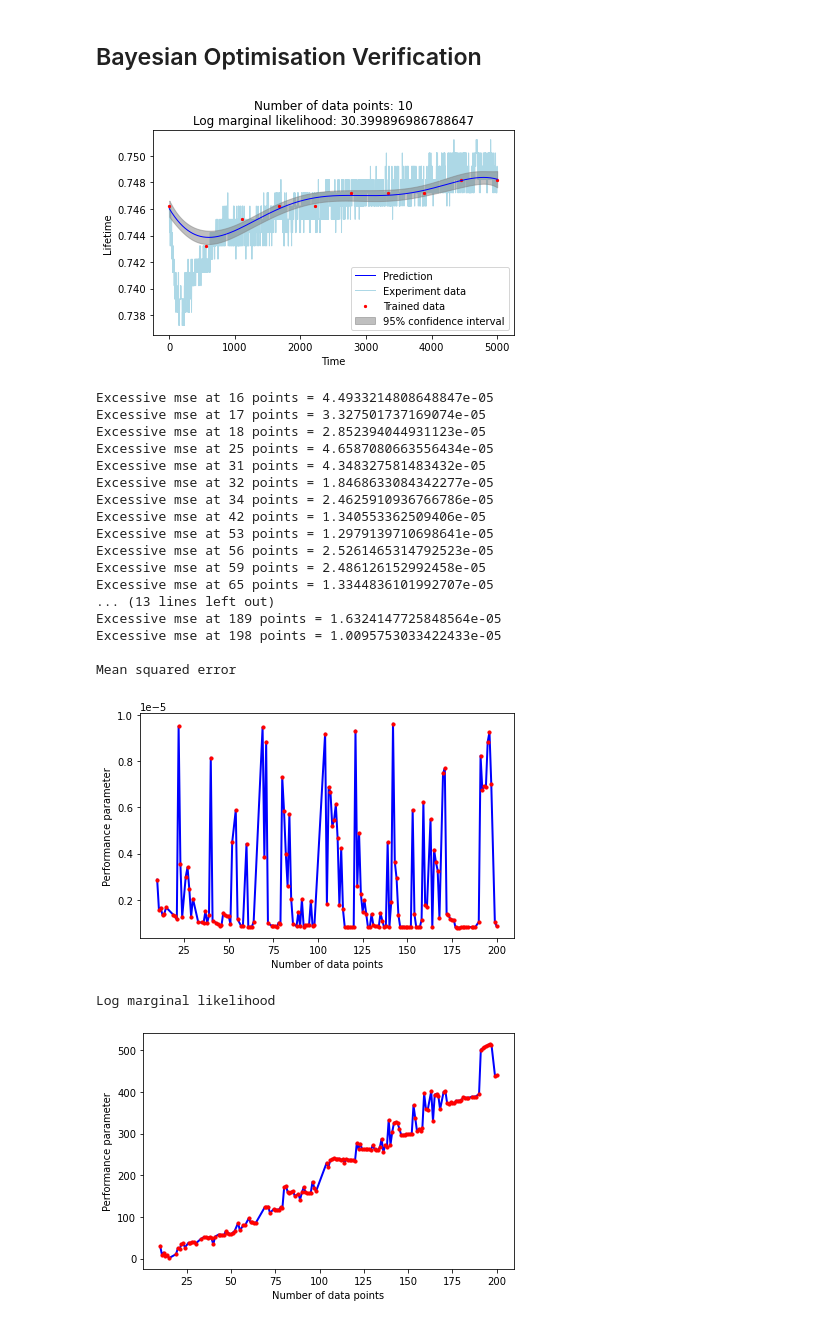
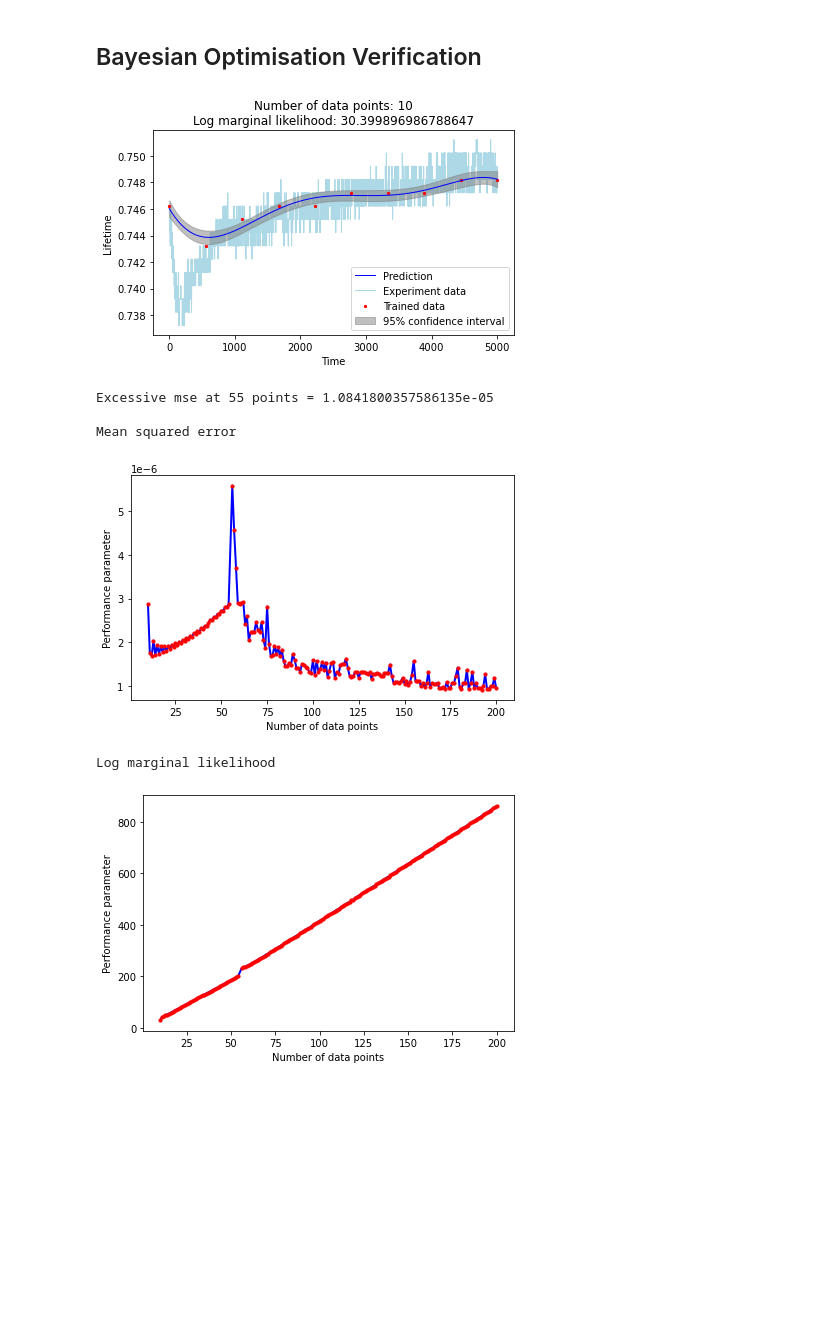
Before and after one commit to michelleliu1027/Bayesian_PV, a Jupyter notebook: BO_plots_comparison.ipynb, the cells around one changed output. Saved outputs shown, nothing was run; the diff lists cells and outputs as text; code cells hidden in the pictures; blank space fills up the shorter version.

```diff
--- a/BO_plots_comparison.ipynb
+++ b/BO_plots_comparison.ipynb
@@ -159,7 +159,7 @@ for i in range(NUM_OF_EXTRA_DATA):
     y_distance = np.absolute(y_mean-y_normal)
     y_distance = y_distance.reshape(5000)
     X_next = np.argmax(y_distance)
-    kernel_alpha = 5e-7
+    kernel_alpha = 1e-5
 
     ## 3. by picking the minimum prediction value
     ## (if the value has already used in model training, go to next one til not repeated)
@@ -194,48 +194,34 @@ for i in range(NUM_OF_EXTRA_DATA):
         print('Excessive mse at %s points = %s' %(X.size,mse))
     # plot prediction graph in every 10 iterations
     if (X.size)%999 == 0:
         plt.figure()
         plt.plot(X_, y_mean, c='blue', lw=1, zorder=4, label='Prediction')
         plt.scatter(X[:, 0], Y, c='r', s=5, zorder=3,label='Trained data')
         plt.fill_between(X_, y_mean - 1.9600 * sigma,y_mean + 1.9600 * sigma,
                             alpha=0.5,color='grey',zorder=2, label='95% confidence interval')
         plt.plot(X_,y_normal,c='lightblue',lw=1,zorder=1, label='Experiment data')
         plt.scatter(X_next,y_mean[X_next],c='green', s=10,zorder=6,label = 'Next point')
         plt.tick_params(axis='y')
         plt.tick_params(axis='x')
         plt.ylabel('Lifetime')
         plt.xlabel('Time')
         plt.title("Number of data points: %s\nLog marginal likelihood: %s" %
                     (X.size,gp.log_marginal_likelihood(gp.kernel_.theta)))
         plt.legend()
         plt.tight_layout()
         # plt.savefig('BO_plot.jpg',dpi=600,format='jpg')
         plt.show()
 
 # plot relevant graphs
 print('\nMean squared error')
 plot_performance(list_DATA_POINTS,list_mse)
 print('Log marginal likelihood')
 plot_performance(list_DATA_POINTS,list_lml)
 # %% [output]
 [figure]
-Excessive mse at 16 points = 4.4933214808648847e-05
-Excessive mse at 17 points = 3.327501737169074e-05
-Excessive mse at 18 points = 2.852394044931123e-05
-Excessive mse at 25 points = 4.6587080663556434e-05
-Excessive mse at 31 points = 4.348327581483432e-05
-Excessive mse at 32 points = 1.8468633084342277e-05
-Excessive mse at 34 points = 2.4625910936766786e-05
-Excessive mse at 42 points = 1.340553362509406e-05
-Excessive mse at 53 points = 1.2979139710698641e-05
-Excessive mse at 56 points = 2.5261465314792523e-05
-Excessive mse at 59 points = 2.486126152992458e-05
-Excessive mse at 65 points = 1.3344836101992707e-05
-... (13 lines left out)
-Excessive mse at 189 points = 1.6324147725848564e-05
-Excessive mse at 198 points = 1.0095753033422433e-05
+Excessive mse at 55 points = 1.0841800357586135e-05
 
 Mean squared error
-[figure, old version]
+[figure, new version]
 Log marginal likelihood
-[figure, old version]
+[figure, new version]
```
Also changed, not shown: 7 other files.
